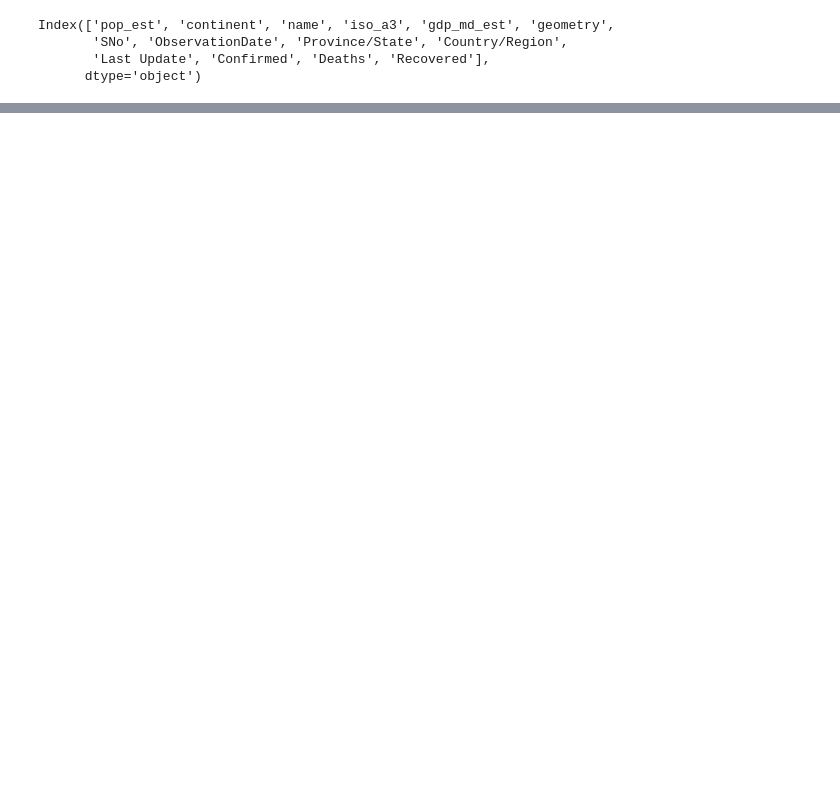
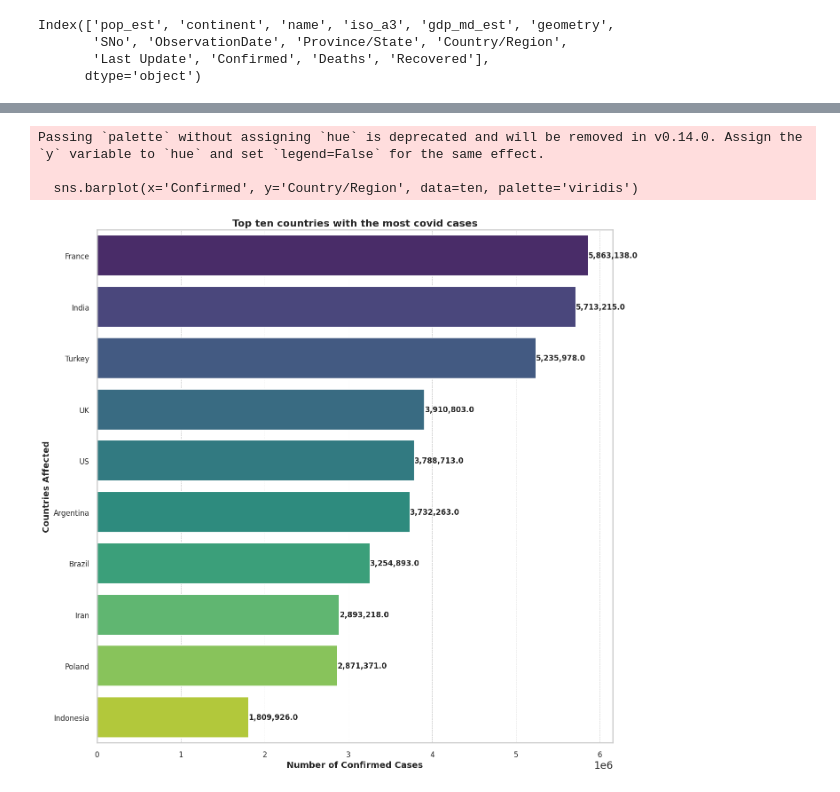
Before and after one commit to Mercymerine/Pandas-Analysis, a Jupyter notebook: project_covid.ipynb, the cells around one changed output, grey strips where cells are left out. Drawn from its saved outputs; the diff is of its cells as text; code cells hidden in the pictures; blank space fills up the shorter version.

```diff
--- a/project_covid.ipynb
+++ b/project_covid.ipynb
@@ -206,0 +242,4 @@ world.drop(columns=dropping, inplace=True)
+# %%
+maximum = covid.groupby(['Country/Region'])[['Confirmed']].max().reset_index()
+maximum = maximum.sort_values(by='Confirmed', ascending=False)
+maximum.head(10)
@@ -206,0 +258,24 @@ world.drop(columns=dropping, inplace=True)
+# %%
+ten=maximum.head(10)
+# %%
+plt.figure(figsize=(15, 15))
+sns.barplot(x='Confirmed', y='Country/Region', data=ten, palette='viridis')
+
+
+for index, value in enumerate(ten['Confirmed']):
+  plt.text(value, index, f'{value:,}', va='center', ha='left', fontsize=12, fontweight='bold')
+
+plt.xlabel('Number of Confirmed Cases', fontsize=14, fontweight='bold')
+plt.xticks(fontsize=12)
+plt.ylabel('Countries Affected', fontsize=14, fontweight='bold')
+plt.yticks(fontsize=12, rotation=0)
+plt.title('Top ten countries with the most covid cases', fontsize=16, fontweight='bold')
+
+plt.grid(axis='x', linestyle='--', linewidth=0.7)
+
+plt.show()
+# %% [output]
+Passing `palette` without assigning `hue` is deprecated and will be removed in v0.14.0. Assign the `y` variable to `hue` and set `legend=False` for the same effect.
+
+  sns.barplot(x='Confirmed', y='Country/Region', data=ten, palette='viridis')
+[figure, added]
```
Also changed, not shown: parts of 5 cells of this notebook.
